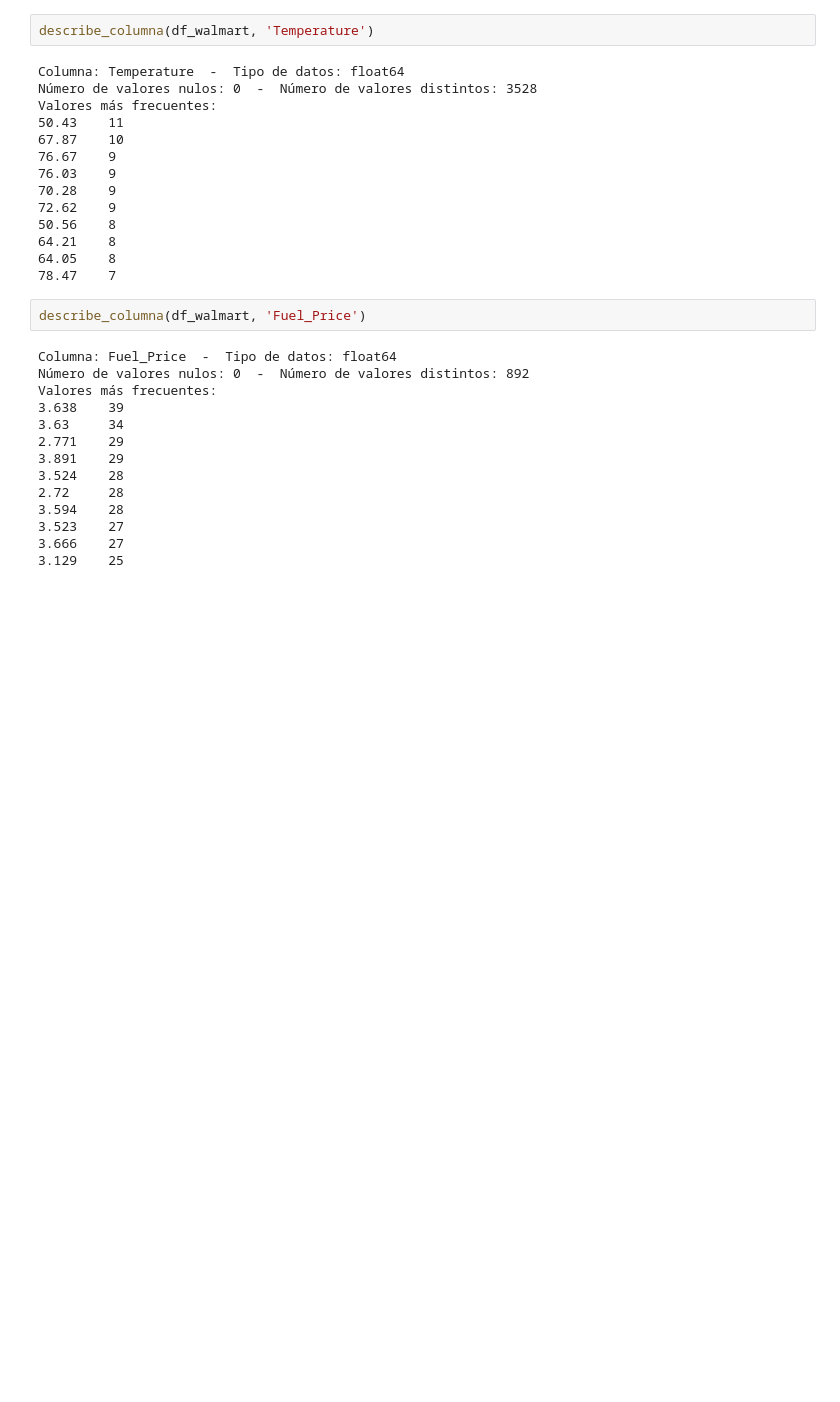
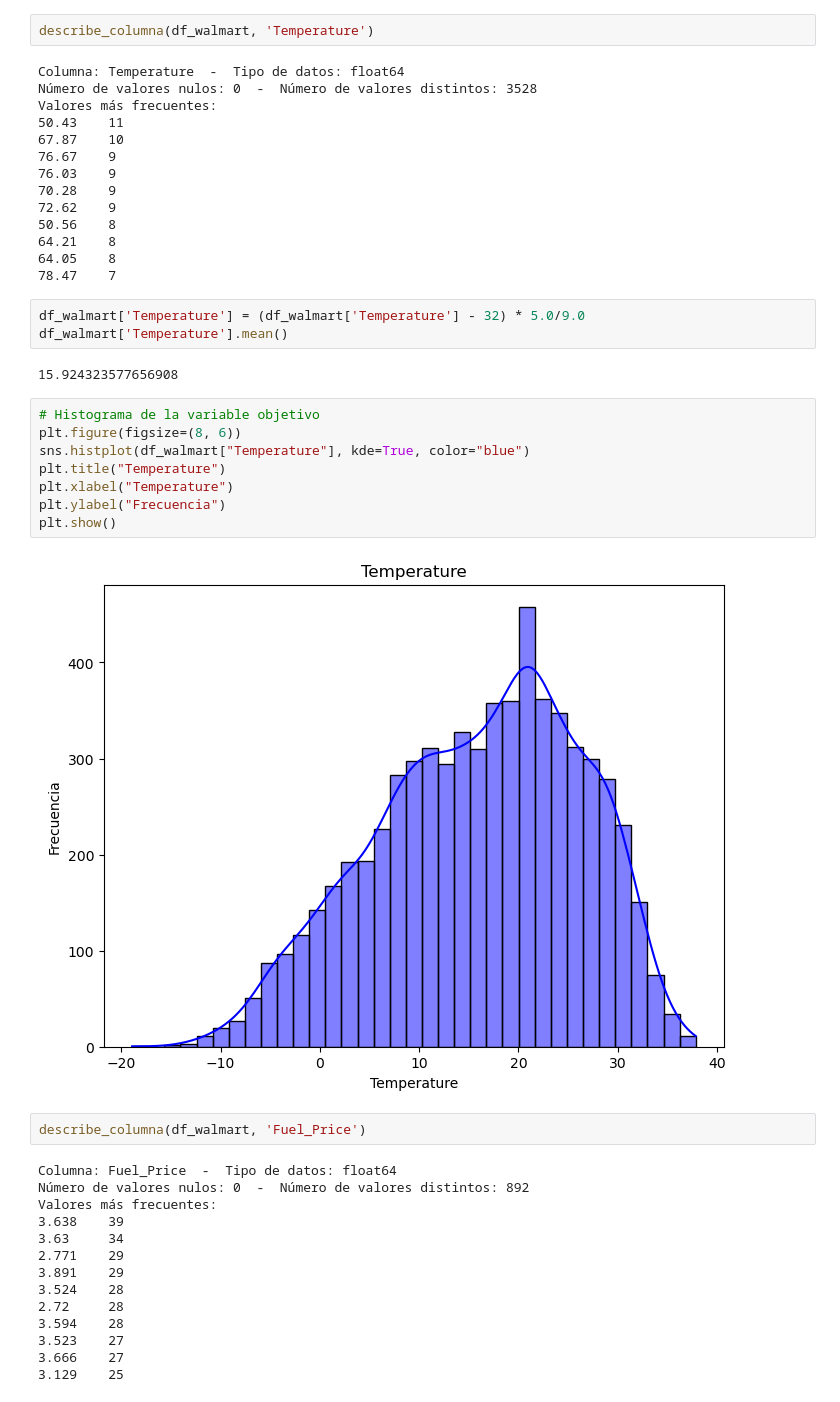
Before and after one commit to AngelGarLop/Tarea-comparaci-n-red-neuronal-regresi-n, a Jupyter notebook: Untitled12.ipynb, the cells around one changed output. Cells and saved outputs as stored; diff of their text form; blank space fills up the shorter version.

```diff
--- a/Untitled12.ipynb
+++ b/Untitled12.ipynb
@@ -140,6 +157,21 @@ Valores más frecuentes:
 64.21    8
 64.05    8
 78.47    7
+# %%
+df_walmart['Temperature'] = (df_walmart['Temperature'] - 32) * 5.0/9.0
+df_walmart['Temperature'].mean()
+# %% [output]
+15.924323577656908
+# %%
+# Histograma de la variable objetivo
+plt.figure(figsize=(8, 6))
+sns.histplot(df_walmart["Temperature"], kde=True, color="blue")
+plt.title("Temperature")
+plt.xlabel("Temperature")
+plt.ylabel("Frecuencia")
+plt.show()
+# %% [output]
+[figure, added]
 # %%
 describe_columna(df_walmart, 'Fuel_Price')
 # %% [output]
```
Also changed, not shown: parts of 20 cells of this notebook.
